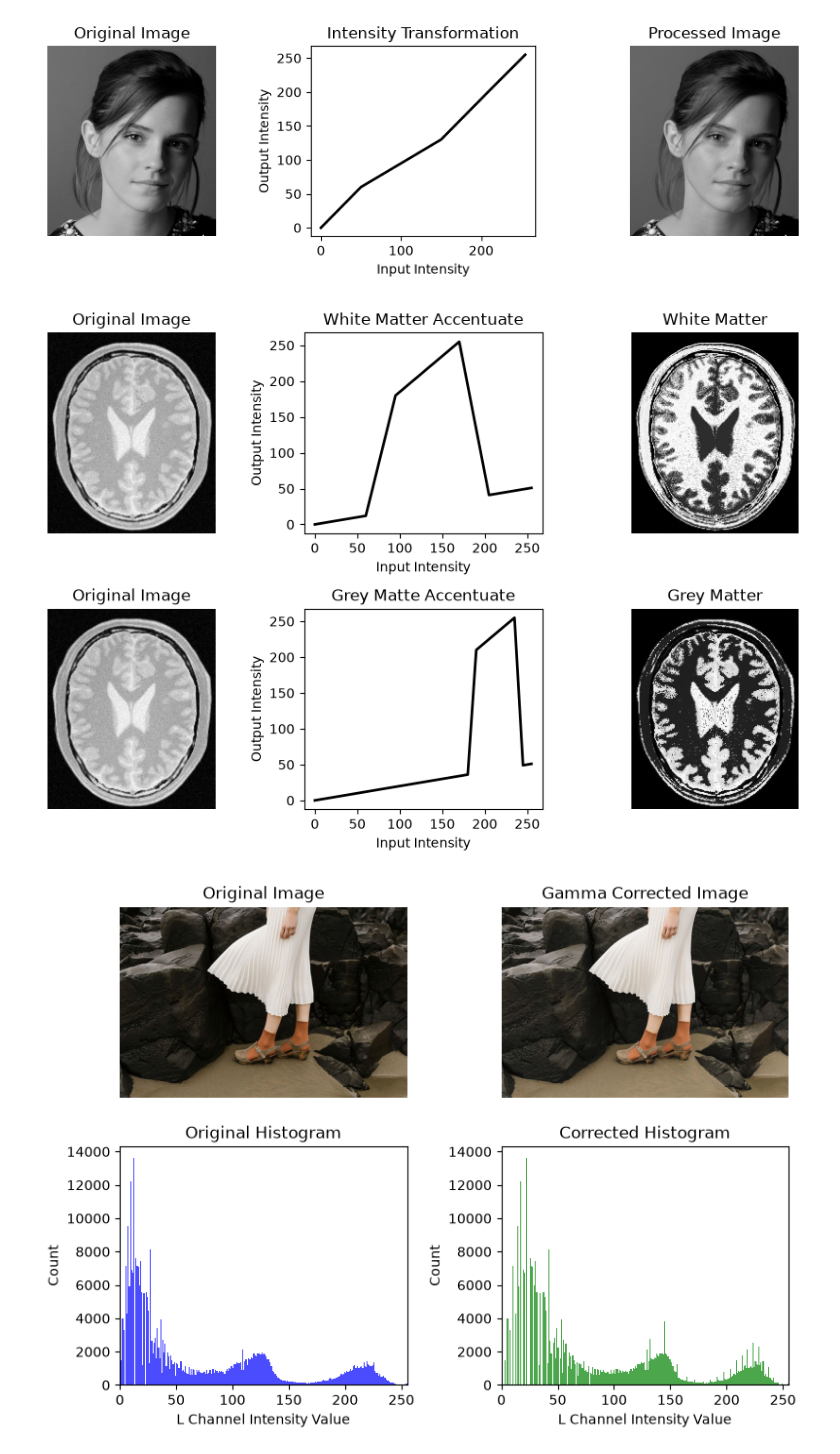
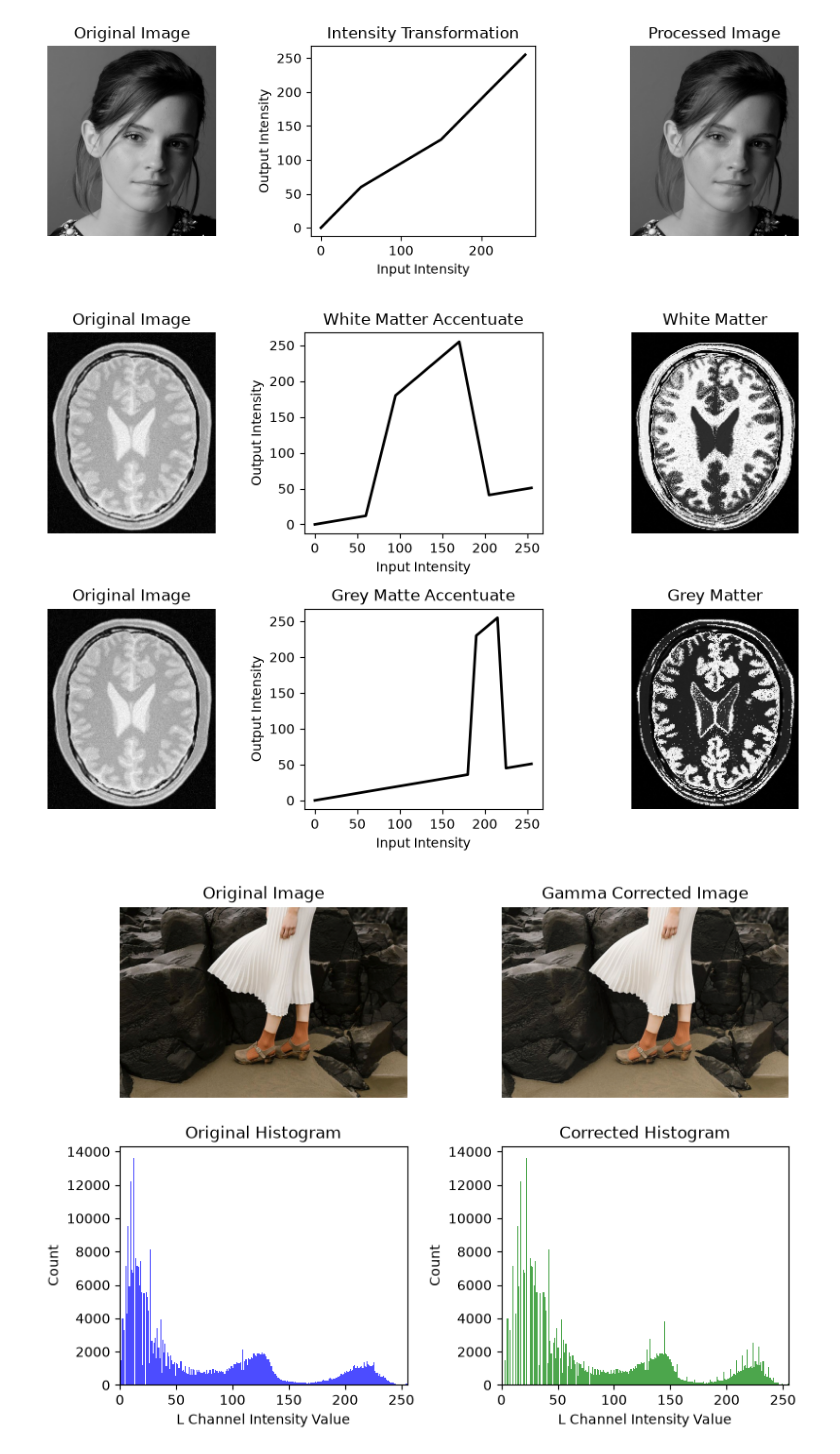
Before and after one commit to Isira-Himal-Perera/EN3160-Image-Processing-and-Computer-Vision, a Jupyter notebook: assignment-01/230486A_a01.ipynb, the cells around one changed output. Drawn from its saved outputs; the diff is of its cells as text; code cells hidden in the pictures.

```diff
--- a/assignment-01/230486A_a01.ipynb
+++ b/assignment-01/230486A_a01.ipynb
@@ -97,43 +97,43 @@ processed_im = intensity_transformation(im, breakpoints_1)
 breakpoints_2 = np.array([
     [0, 0],
     [180, 36],
-    [190, 210],
-    [235, 255],
-    [245, 49],
+    [190, 230],
+    [215, 255],
+    [225, 45],
     [255, 51]
 ], dtype=np.uint8)
 
 y_2 = intensity_transformation(x, breakpoints_2)
 processed_im_2 = intensity_transformation(im, breakpoints_2)
 
 fig, ax = plt.subplots(2, 3, figsize=(9, 6))
 
 ax[0, 0].imshow(im, cmap='gray')
 ax[0, 0].set_title('Original Image')
 ax[0, 0].axis('off')
 ax[0, 1].plot(x, y_1, 'black', linewidth=2)
 ax[0, 1].set_xlabel('Input Intensity')
 ax[0, 1].set_ylabel('Output Intensity')
 ax[0, 1].set_title('White Matter Accentuate')
 ax[0, 2].imshow(processed_im, cmap='gray')
 ax[0, 2].set_title('White Matter')
 ax[0, 2].axis('off')
 
 ax[1, 0].imshow(im, cmap='gray')
 ax[1, 0].set_title('Original Image')
 ax[1, 0].axis('off')
 ax[1, 1].plot(x, y_2, 'black', linewidth=2)
 ax[1, 1].set_xlabel('Input Intensity')
 ax[1, 1].set_ylabel('Output Intensity')
 ax[1, 1].set_title('Grey Matte Accentuate')
 ax[1, 2].imshow(processed_im_2, cmap='gray')
 ax[1, 2].set_title('Grey Matter')
 ax[1, 2].axis('off')
 
 plt.tight_layout()
 plt.show()
 # %% [output]
-[figure, old version]
+[figure, new version]
 # %%
 def gamma_correction(im_lab, gamma):
     '''Apply gamma correction to the image in L*a*b color space.'''
```
Also changed, not shown: parts of 4 cells of this notebook.
